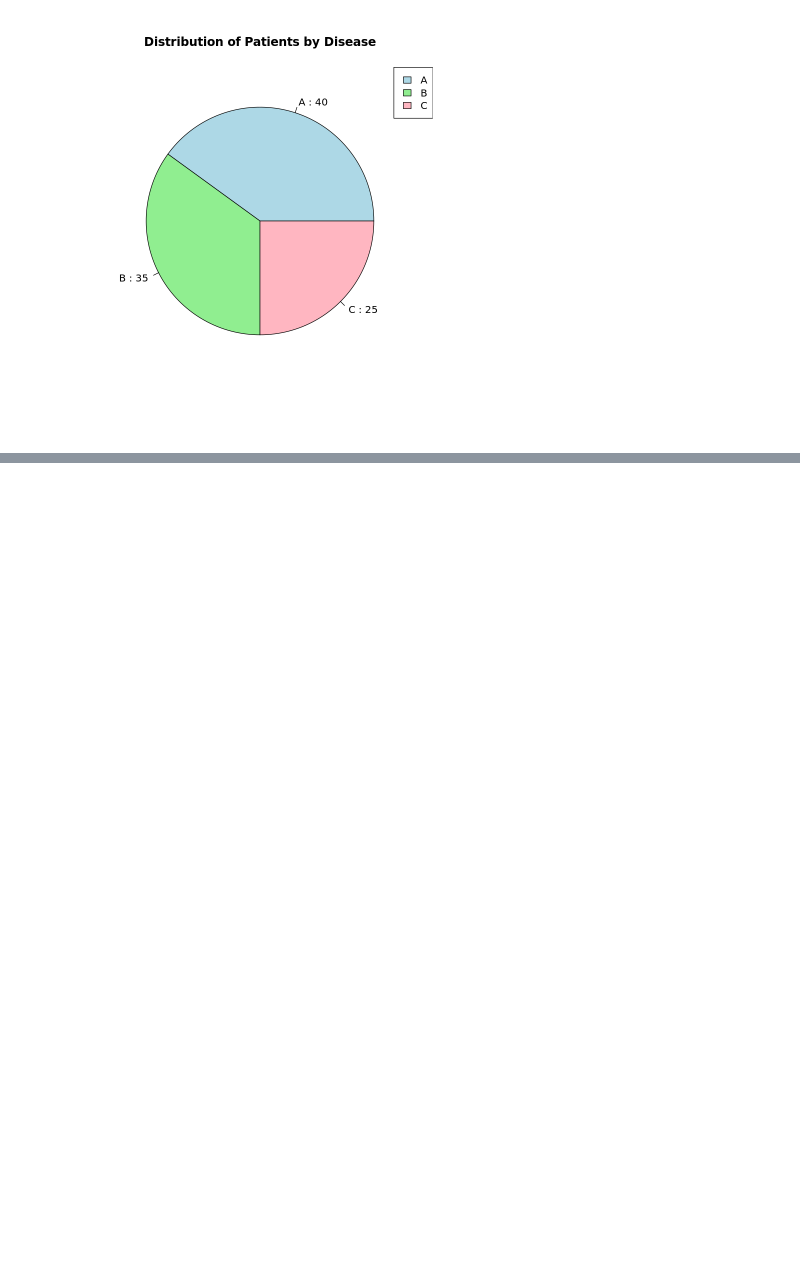
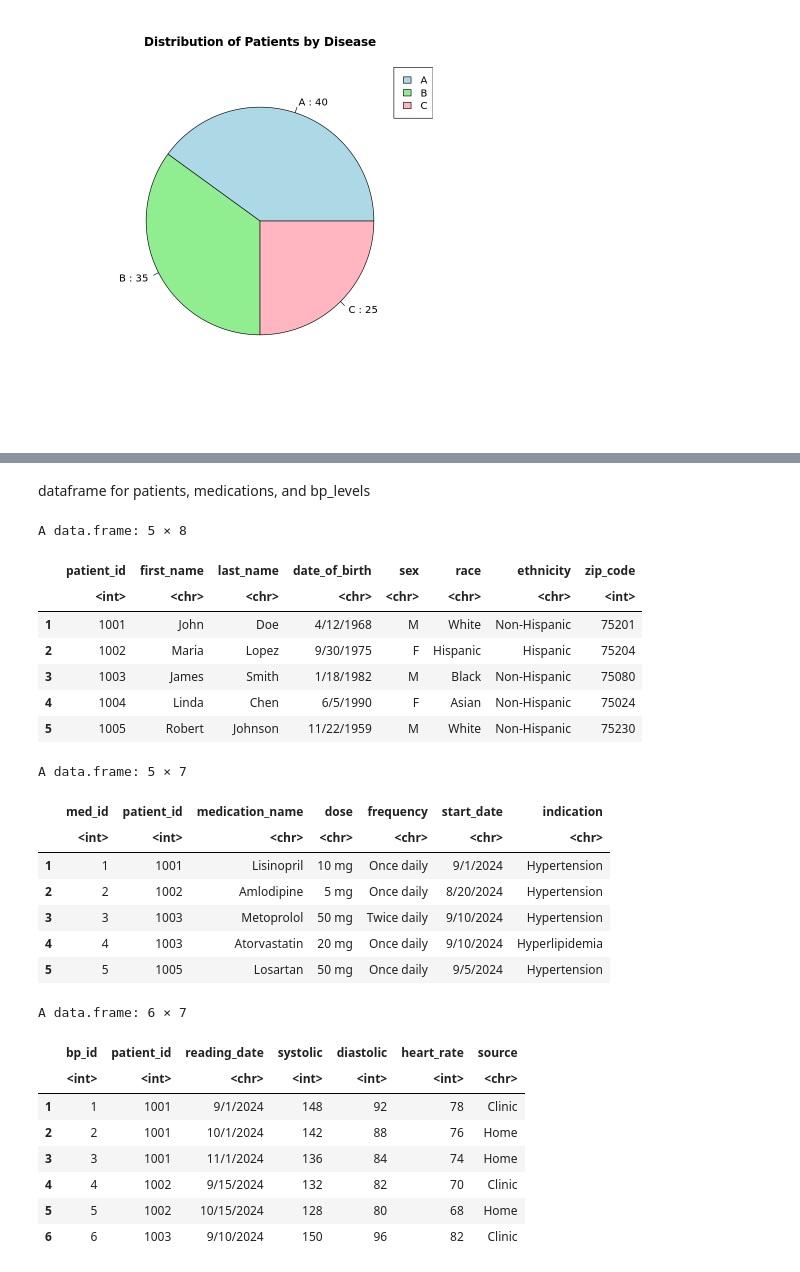
Before and after one commit to Blake-Wei/hi5304-assignment3, a Jupyter notebook: learning/learningR.ipynb, the cells around one changed output, grey strips where cells are left out. Drawn from its saved outputs; the diff is of its cells as text; code cells hidden in the pictures; blank space fills up the shorter version.

```diff
--- a/learning/learningR.ipynb
+++ b/learning/learningR.ipynb
@@ -767,0 +927,37 @@ legend("topright", legend = data$Disease, fill = c("lightblue", "lightgreen", "l
+# %% [markdown]
+dataframe for patients, medications, and bp_levels
+# %%
+# Create data frames from CSV files in ../data
+patients_df    <- read.csv("../data/patients.csv", stringsAsFactors = FALSE)
+medications_df <- read.csv("../data/medications.csv", stringsAsFactors = FALSE)
+bp_df          <- read.csv("../data/bp_readings.csv", stringsAsFactors = FALSE)
+
+head(patients_df)
+head(medications_df)
+head(bp_df)
+# %% [output]
+A data.frame: 5 × 8
+|  | patient_id | first_name | last_name | date_of_birth | sex | race | ethnicity | zip_code |
+|  | <int> | <chr> | <chr> | <chr> | <chr> | <chr> | <chr> | <int> |
+| 1 | 1001 | John | Doe | 4/12/1968 | M | White | Non-Hispanic | 75201 |
+| 2 | 1002 | Maria | Lopez | 9/30/1975 | F | Hispanic | Hispanic | 75204 |
+| 3 | 1003 | James | Smith | 1/18/1982 | M | Black | Non-Hispanic | 75080 |
+| 4 | 1004 | Linda | Chen | 6/5/1990 | F | Asian | Non-Hispanic | 75024 |
+| 5 | 1005 | Robert | Johnson | 11/22/1959 | M | White | Non-Hispanic | 75230 |
+A data.frame: 5 × 7
+|  | med_id | patient_id | medication_name | dose | frequency | start_date | indication |
+|  | <int> | <int> | <chr> | <chr> | <chr> | <chr> | <chr> |
+| 1 | 1 | 1001 | Lisinopril | 10 mg | Once daily | 9/1/2024 | Hypertension |
+| 2 | 2 | 1002 | Amlodipine | 5 mg | Once daily | 8/20/2024 | Hypertension |
+| 3 | 3 | 1003 | Metoprolol | 50 mg | Twice daily | 9/10/2024 | Hypertension |
+| 4 | 4 | 1003 | Atorvastatin | 20 mg | Once daily | 9/10/2024 | Hyperlipidemia |
+| 5 | 5 | 1005 | Losartan | 50 mg | Once daily | 9/5/2024 | Hypertension |
+A data.frame: 6 × 7
+|  | bp_id | patient_id | reading_date | systolic | diastolic | heart_rate | source |
+|  | <int> | <int> | <chr> | <int> | <int> | <int> | <chr> |
+| 1 | 1 | 1001 | 9/1/2024 | 148 | 92 | 78 | Clinic |
+| 2 | 2 | 1001 | 10/1/2024 | 142 | 88 | 76 | Home |
+| 3 | 3 | 1001 | 11/1/2024 | 136 | 84 | 74 | Home |
+| 4 | 4 | 1002 | 9/15/2024 | 132 | 82 | 70 | Clinic |
+| 5 | 5 | 1002 | 10/15/2024 | 128 | 80 | 68 | Home |
+| 6 | 6 | 1003 | 9/10/2024 | 150 | 96 | 82 | Clinic |
```
Also changed, not shown: parts of 7 cells of this notebook.
